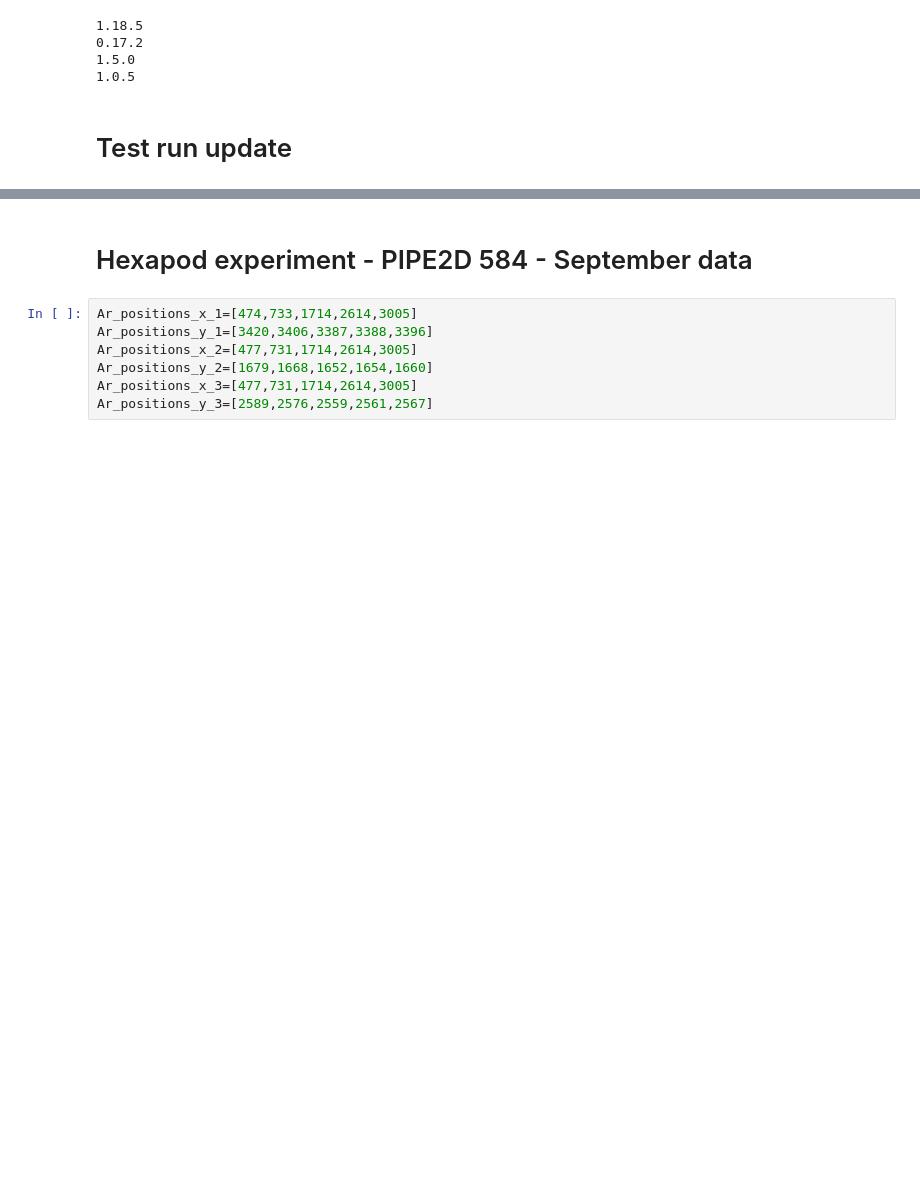
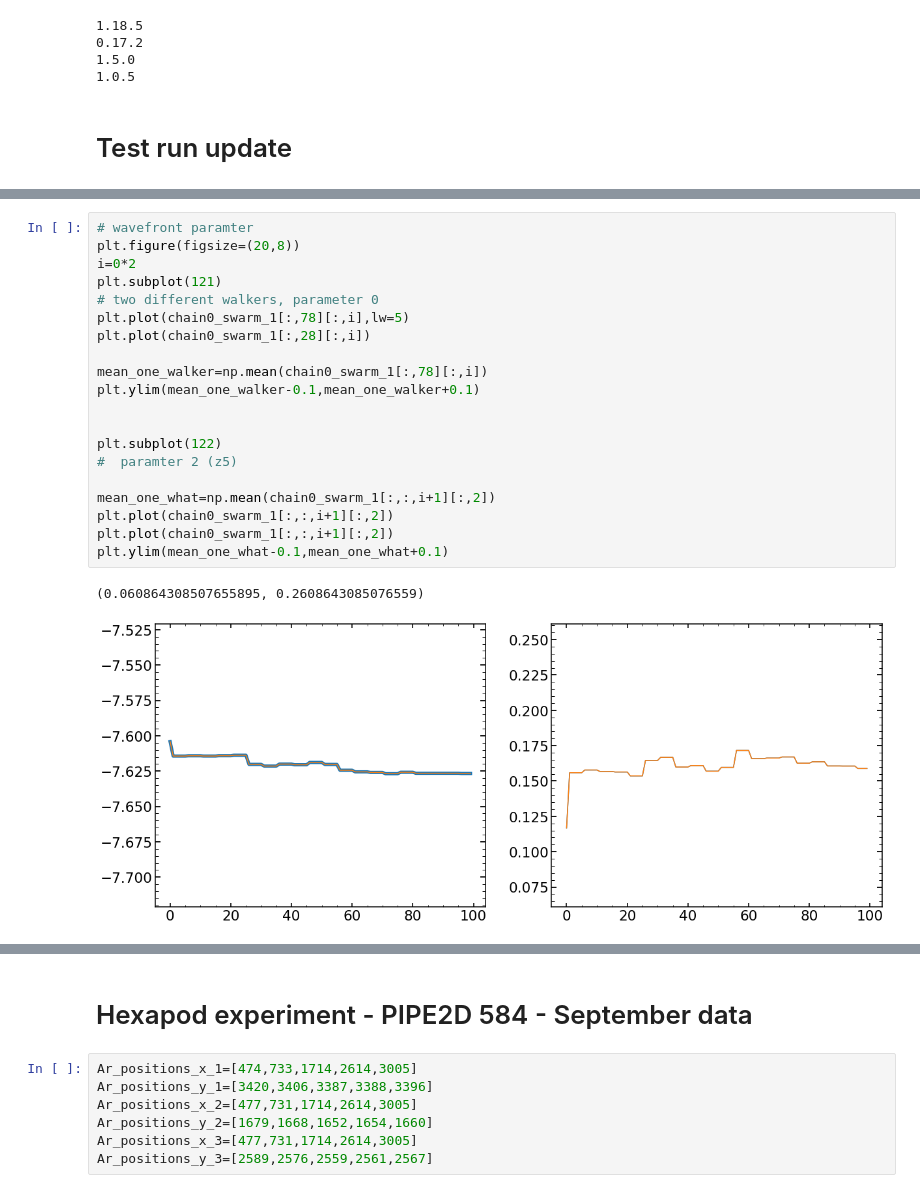
Before and after one commit to Subaru-PFS/dev_2ddrp, a Jupyter notebook: 2d_PSF_code/Zernike_Work_Sep_Oct_2020.ipynb, the cells around one changed output, grey strips where cells are left out. Saved outputs shown, nothing was run; the diff lists cells and outputs as text; blank space fills up the shorter version.

```diff
--- a/2d_PSF_code/Zernike_Work_Sep_Oct_2020.ipynb
+++ b/2d_PSF_code/Zernike_Work_Sep_Oct_2020.ipynb
@@ -193,0 +308,23 @@ minimal chi2 reduced is (makes no sense for multi_var): 35.92816508165941
+# %%
+# wavefront paramter
+plt.figure(figsize=(20,8))
+i=0*2
+plt.subplot(121)
+# two different walkers, parameter 0
+plt.plot(chain0_swarm_1[:,78][:,i],lw=5)
+plt.plot(chain0_swarm_1[:,28][:,i])
+
+mean_one_walker=np.mean(chain0_swarm_1[:,78][:,i])
+plt.ylim(mean_one_walker-0.1,mean_one_walker+0.1)
+
+
+plt.subplot(122)
+#  paramter 2 (z5)
+
+mean_one_what=np.mean(chain0_swarm_1[:,:,i+1][:,2])
+plt.plot(chain0_swarm_1[:,:,i+1][:,2])
+plt.plot(chain0_swarm_1[:,:,i+1][:,2])
+plt.ylim(mean_one_what-0.1,mean_one_what+0.1)
+# %% [output]
+(0.060864308507655895, 0.2608643085076559)
+[figure, added]
```
Also changed, not shown: parts of 116 cells of this notebook, 1 other file.
